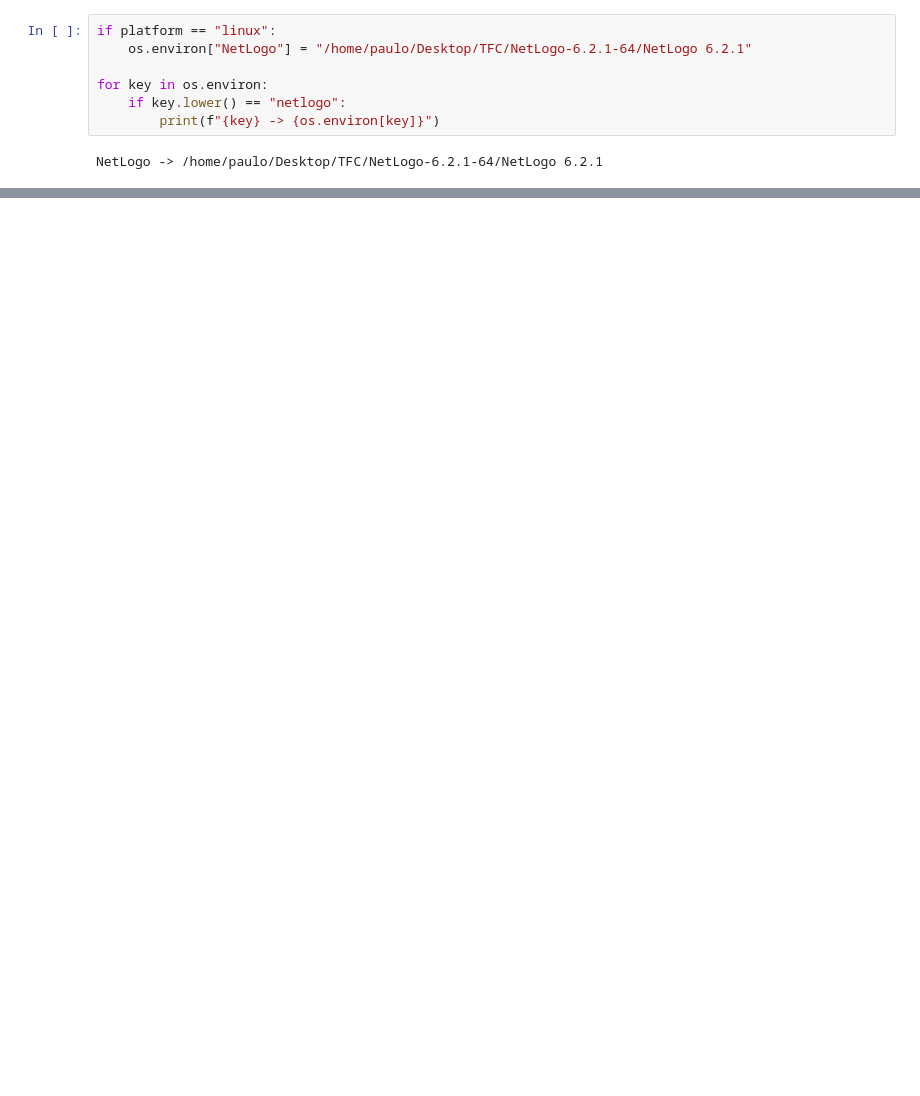
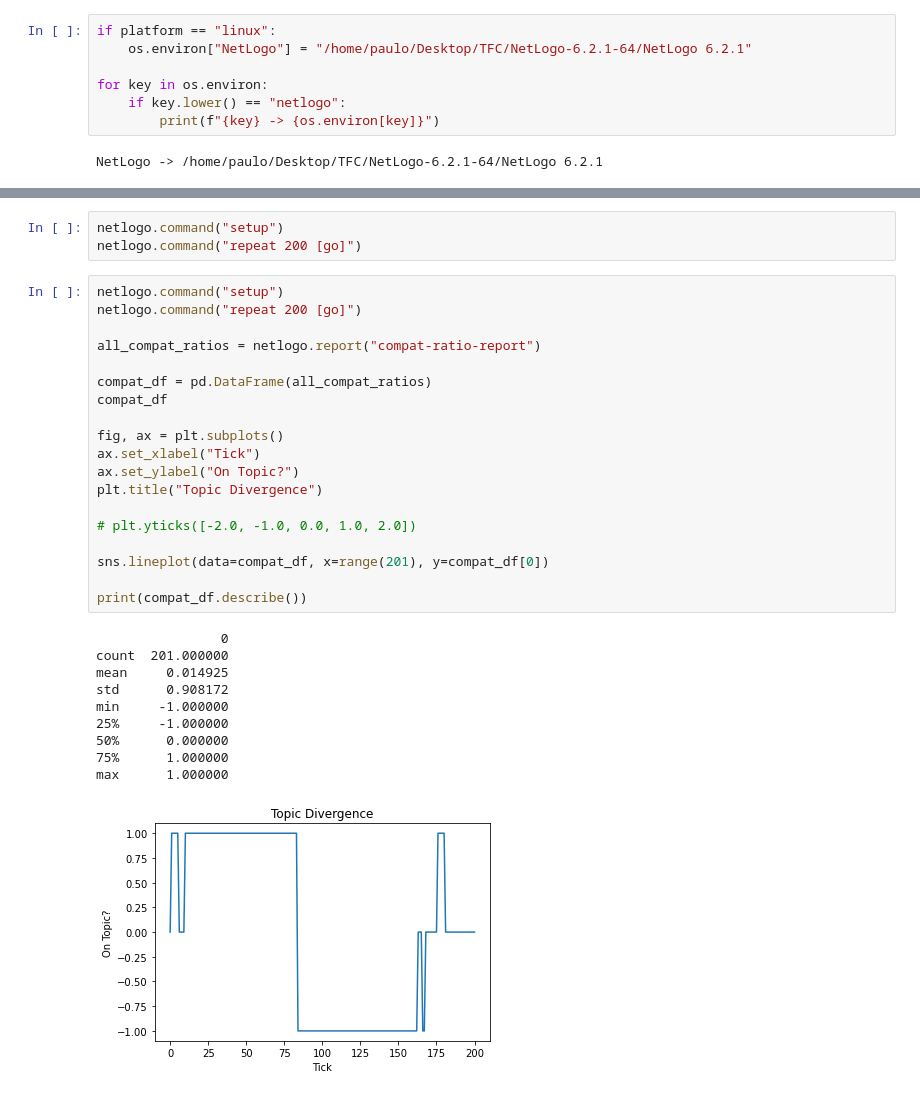
Before and after one commit to DEISI-ULHT-TFC-2021-22/TFC-DEISI258-Modelamento-multi-agente-de-intera-es-em-grupos-sociais, a Jupyter notebook: pynetlogo_ku.ipynb, the cells around one changed output, grey strips where cells are left out. Drawn from its saved outputs; the diff is of its cells as text; blank space fills up the shorter version.

```diff
--- a/pynetlogo_ku.ipynb
+++ b/pynetlogo_ku.ipynb
@@ -112,0 +154,33 @@ gen_graph(nd_array_to_compats(report))
+# %%
+netlogo.command("setup")
+netlogo.command("repeat 200 [go]")
+# %%
+netlogo.command("setup")
+netlogo.command("repeat 200 [go]")
+
+all_compat_ratios = netlogo.report("compat-ratio-report")
+
+compat_df = pd.DataFrame(all_compat_ratios)
+compat_df
+
+fig, ax = plt.subplots()
+ax.set_xlabel("Tick")
+ax.set_ylabel("On Topic?")
+plt.title("Topic Divergence")
+
+# plt.yticks([-2.0, -1.0, 0.0, 1.0, 2.0])
+
+sns.lineplot(data=compat_df, x=range(201), y=compat_df[0])
+
+print(compat_df.describe())
+# %% [output]
+                0
+count  201.000000
+mean     0.014925
+std      0.908172
+min     -1.000000
+25%     -1.000000
+50%      0.000000
+75%      1.000000
+max      1.000000
+[figure, added]
```
Also changed, not shown: parts of 13 cells of this notebook.
